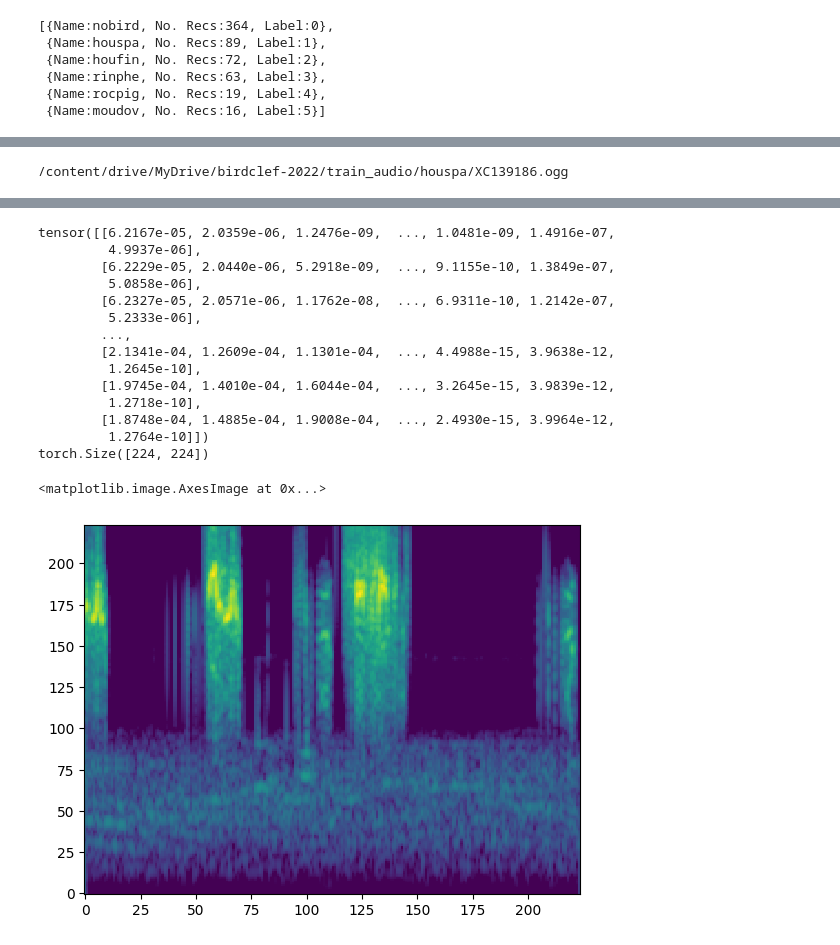
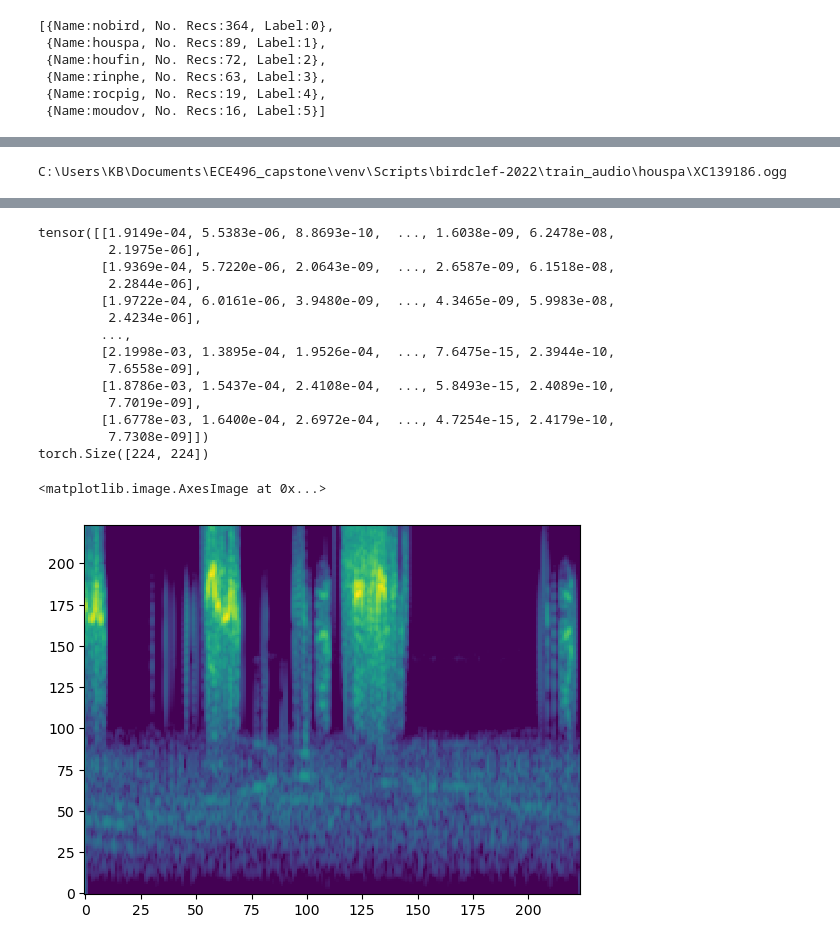
Before and after one commit to kb21032001/Bird_audio_classifier_Resnet, a Jupyter notebook: Bird_Resnet.ipynb, the cells around one changed output, grey strips where cells are left out. Cells and saved outputs as stored; diff of their text form; code cells hidden in the pictures.

```diff
--- a/Bird_Resnet.ipynb
+++ b/Bird_Resnet.ipynb
@@ -199,34 +197,34 @@ torch.Size([224, 224])
 # %%
-r = '/content/drive/MyDrive/birdclef-2022/train_audio/houspa/XC139186.ogg'
+r = 'C:\\Users\\KB\\Documents\\ECE496_capstone\\venv\\Scripts\\birdclef-2022\\train_audio\\houspa\\XC139186.ogg'
 print(r)
 IPython.display.display(IPython.display.Audio(r, rate=32000))
 y, sr = preprocess_one_audio(r)
 IPython.display.display(IPython.display.Audio(y, rate=sr))
 melspec = get_spectrogram(y)
 print(melspec)
 print(melspec.shape)
 fig, (ax1) = plt.subplots(1,1)
 ax1.imshow(librosa.power_to_db(melspec), origin="lower", aspect="auto", interpolation="nearest")
 # %% [output]
-/content/drive/MyDrive/birdclef-2022/train_audio/houspa/XC139186.ogg
+C:\Users\KB\Documents\ECE496_capstone\venv\Scripts\birdclef-2022\train_audio\houspa\XC139186.ogg
 [interactive output not drawn]
 [interactive output not drawn]
-tensor([[6.2167e-05, 2.0359e-06, 1.2476e-09,  ..., 1.0481e-09, 1.4916e-07,
-         4.9937e-06],
-        [6.2229e-05, 2.0440e-06, 5.2918e-09,  ..., 9.1155e-10, 1.3849e-07,
-         5.0858e-06],
-        [6.2327e-05, 2.0571e-06, 1.1762e-08,  ..., 6.9311e-10, 1.2142e-07,
-         5.2333e-06],
+tensor([[1.9149e-04, 5.5383e-06, 8.8693e-10,  ..., 1.6038e-09, 6.2478e-08,
+         2.1975e-06],
+        [1.9369e-04, 5.7220e-06, 2.0643e-09,  ..., 2.6587e-09, 6.1518e-08,
+         2.2844e-06],
+        [1.9722e-04, 6.0161e-06, 3.9480e-09,  ..., 4.3465e-09, 5.9983e-08,
+         2.4234e-06],
         ...,
-        [2.1341e-04, 1.2609e-04, 1.1301e-04,  ..., 4.4988e-15, 3.9638e-12,
-         1.2645e-10],
-        [1.9745e-04, 1.4010e-04, 1.6044e-04,  ..., 3.2645e-15, 3.9839e-12,
-         1.2718e-10],
-        [1.8748e-04, 1.4885e-04, 1.9008e-04,  ..., 2.4930e-15, 3.9964e-12,
-         1.2764e-10]])
+        [2.1998e-03, 1.3895e-04, 1.9526e-04,  ..., 7.6475e-15, 2.3944e-10,
+         7.6558e-09],
+        [1.8786e-03, 1.5437e-04, 2.4108e-04,  ..., 5.8493e-15, 2.4089e-10,
+         7.7019e-09],
+        [1.6778e-03, 1.6400e-04, 2.6972e-04,  ..., 4.7254e-15, 2.4179e-10,
+         7.7308e-09]])
 torch.Size([224, 224])
 <matplotlib.image.AxesImage at 0x...>
-[figure, old version]
+[figure, new version]
 # %%
 #Ensures equal amount of data per species in train, val, test set
 def get_XY(start, end, num_of_species, species):
```
Also changed, not shown: parts of 9 cells of this notebook.
